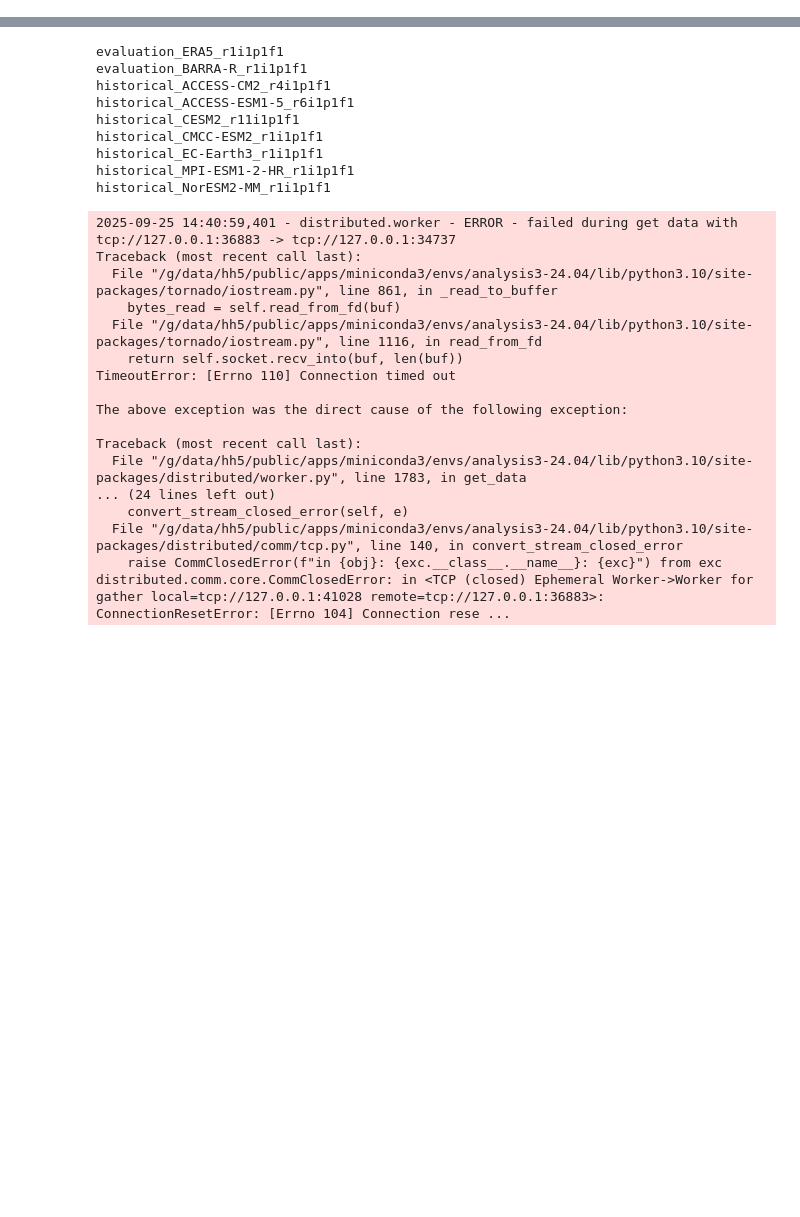
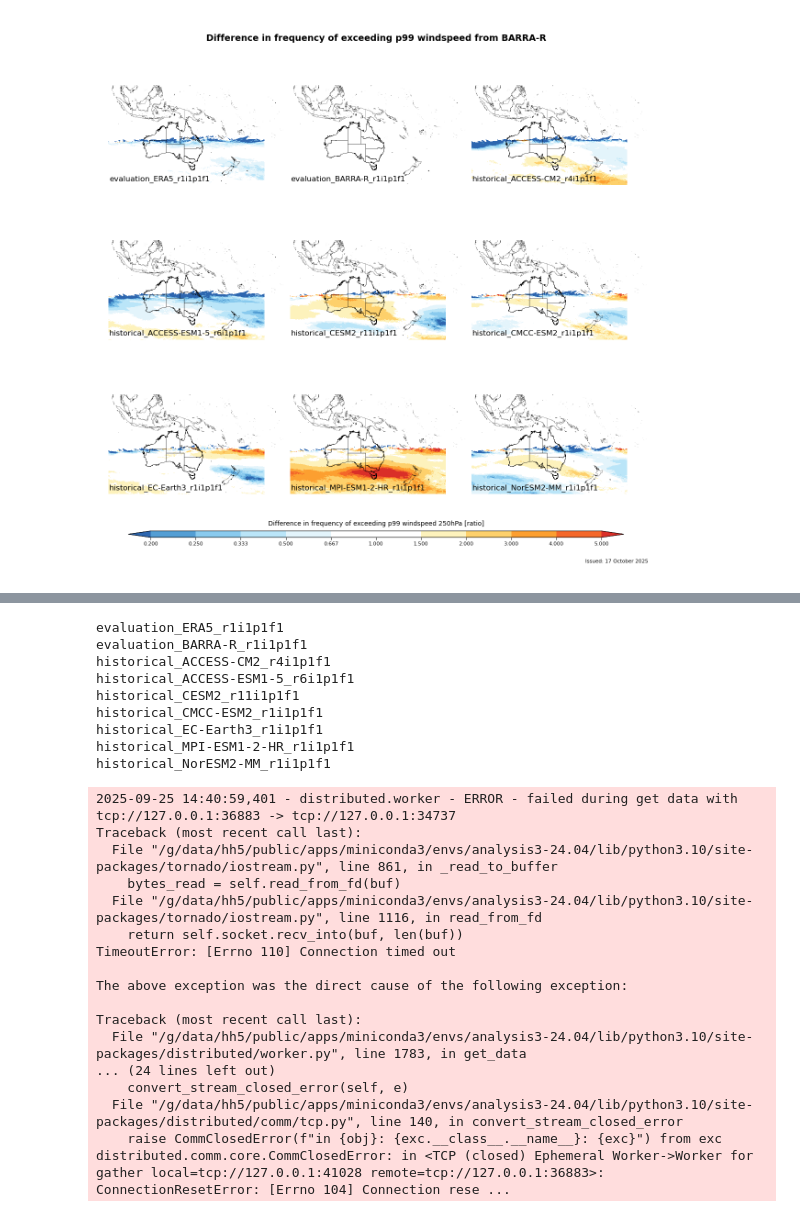
Before and after one commit to xenct/turbulence_AUSCAT, a Jupyter notebook: CAT_evaluation.ipynb, the cells around one changed output, grey strips where cells are left out. Cells and saved outputs as stored; diff of their text form; code cells hidden in the pictures; blank space fills up the shorter version.

```diff
--- a/CAT_evaluation.ipynb
+++ b/CAT_evaluation.ipynb
@@ -99,3 +110,0 @@ list_historical = ['historical_ACCESS-CM2_r4i1p1f1',
-# %%
-ds = xr.open_dataset("/scratch/v46/gt3409/turbulence_AUSCAT/windspeed-monthly_percentiles_midlatbox.nc")
-ds.load()
@@ -366,0 +312,3 @@ Data variables:
+# %%
+baseline = ds.sel(run='evaluation_BARRA-R_r1i1p1f1'[:27])[turbulence_index].mean("time")
+baseline
@@ -366,0 +335,25 @@ Data variables:
+# %%
+plot_acs_hazard_multi(nrows=3,
+                      ncols=3,
+                      ds_list=[ds.sel(run=run[:27])[turbulence_index].mean("time")/baseline
+                               for run in list_evaluation+ list_historical],
+                      mask_not_australia=False,
+                      ticks=[1/5, 1/4, 1/3, 1/2, 2/3, 1, 3/2, 2, 3, 4, 5],
+                      vcentre=1,
+                      tick_interval=1,
+                      cbar_extend="both",
+                      title=f"Difference in frequency of exceeding p99 {turbulence_index} from BARRA-R",
+                      figsize=(12,12),
+                      cbar_label=f"Difference in frequency of exceeding p99 {turbulence_index} 250hPa [ratio]",
+                      subplot_titles=[run for run in list_evaluation+ list_historical],
+                      xlim=(88.04 , 207.9),
+                      ylim=(-53.58 , 13.63),
+                      coastlines=True,
+                      projection=ccrs.PlateCarree(130),
+                      # cmap=cmap_dict["ipcc_wind_div"],
+                      cmap=cmap_dict["anom"],
+                      watermark="",
+                      show_copyright=False,
+                     );
+# %% [output]
+[figure, added]
```
Also changed, not shown: parts of 32 cells of this notebook.
